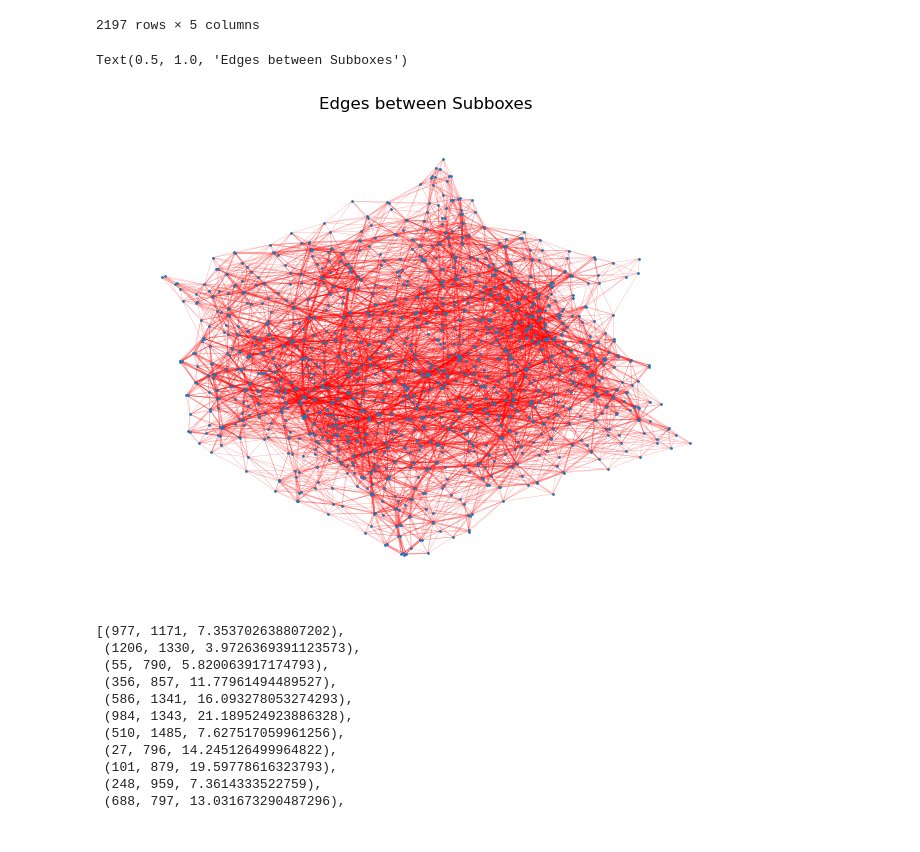
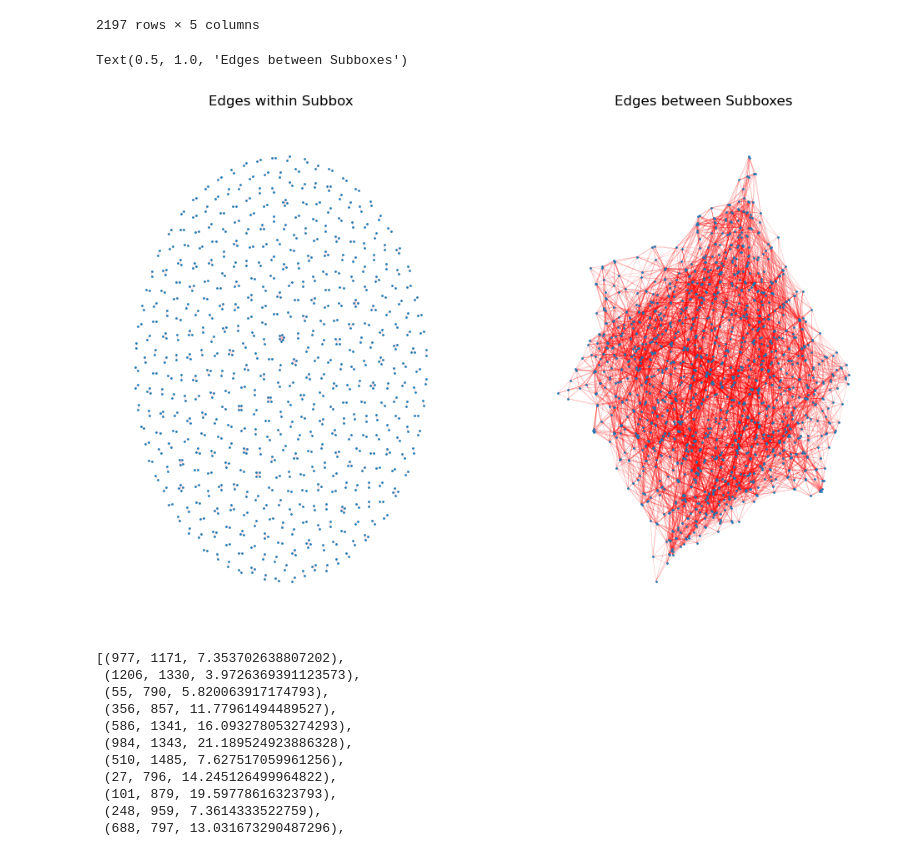
Before and after one commit to QMathsdude/kmc-charge-transport-organic-semiconductor, a Jupyter notebook: notebooks/02_graph_network_of_e-coupling_3D/mz_et_kz.ipynb, the cells around one changed output. Drawn from its saved outputs; the diff is of its cells as text; code cells hidden in the pictures.

```diff
--- a/notebooks/02_graph_network_of_e-coupling_3D/mz_et_kz.ipynb
+++ b/notebooks/02_graph_network_of_e-coupling_3D/mz_et_kz.ipynb
@@ -255,25 +255,25 @@ new_edges = [tuple(map(int, edge)) for edge in new_edges]
 # %%
 #Uncomment the following to visualize the edges
 import networkx as nx
 import matplotlib.pyplot as plt
 
 
 # Create graph from all edges
 G = nx.Graph(edges)
 H = nx.Graph(new_edges)
 H.add_edges_from(edges)
 
 # Plot the graphs
-# plt.figure(figsize=(12, 8))
-# plt.subplot(121)
-# nx.draw(G, with_labels=False, node_size=1, edge_color='red', width=0.1)
-# plt.title("Edges within Subbox")
-# plt.subplot(122)
+plt.figure(figsize=(12, 8))
+plt.subplot(121)
+nx.draw(G, with_labels=False, node_size=1, edge_color='red', width=0.1)
+plt.title("Edges within Subbox")
+plt.subplot(122)
 nx.draw(H, with_labels=False, node_size=1, edge_color='red', width=0.1)
 plt.title("Edges between Subboxes")
 # %% [output]
 Text(0.5, 1.0, 'Edges between Subboxes')
-[figure, old version]
+[figure, new version]
 # %%
 ## Step 4: assign weightage to each edge
 total_edges = edges + new_edges # Can change this later to only have "edges", I made new_edges to show the step by step progression of the number of edges
```
Also changed, not shown: parts of 1 cell of this notebook, 20 other files.
